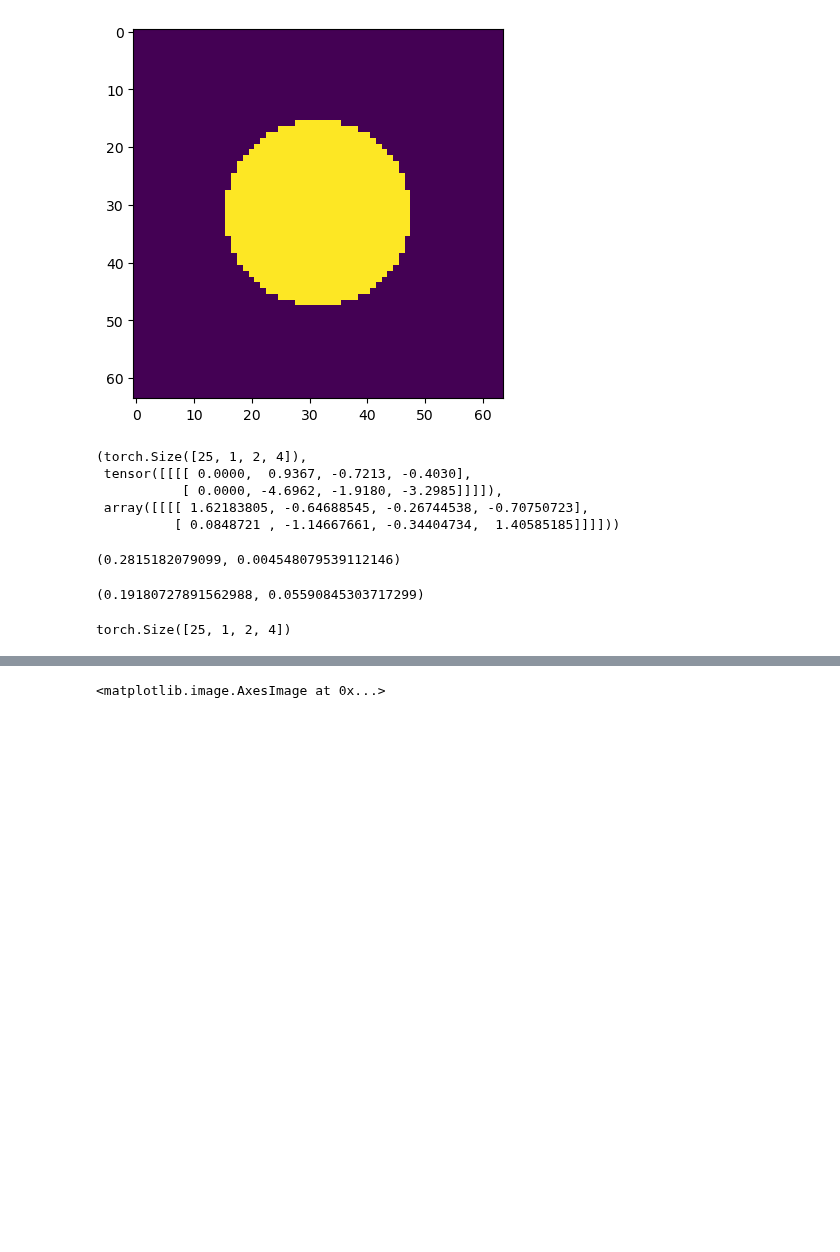
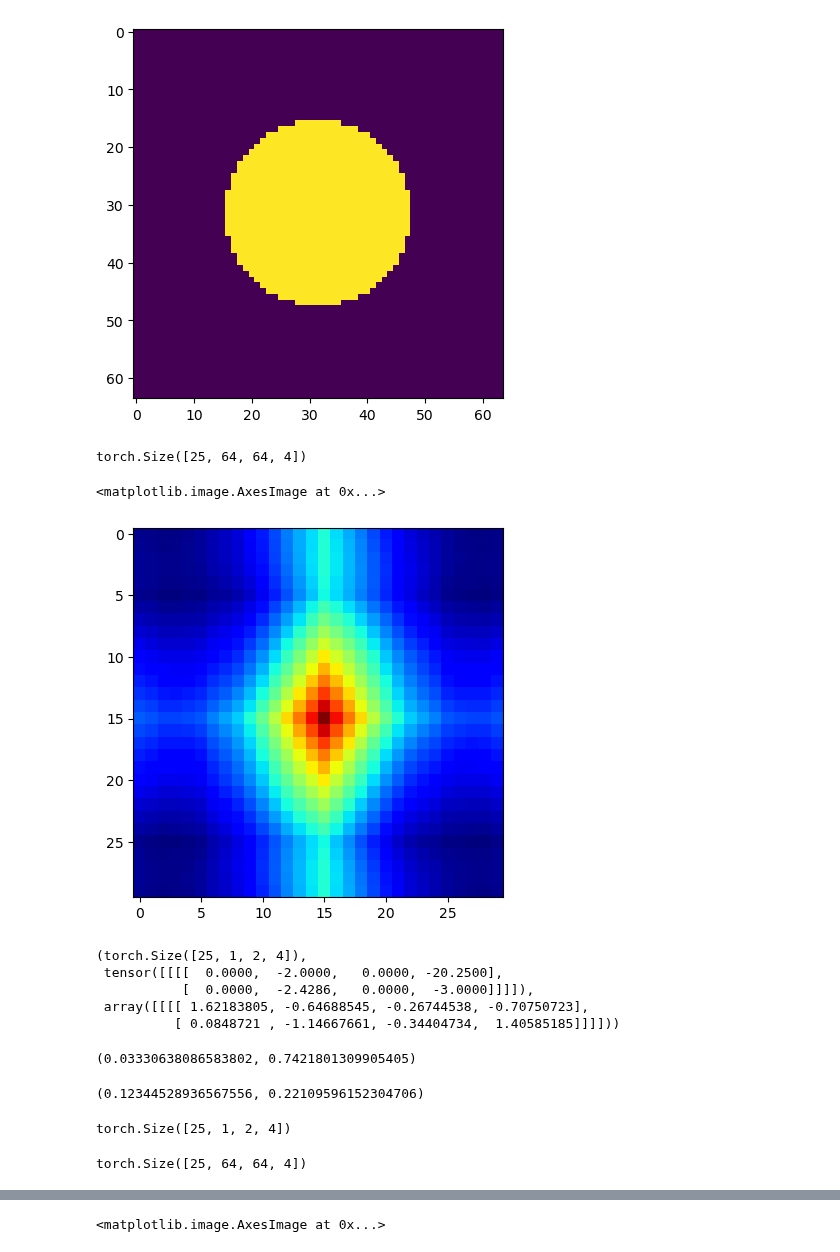
Before and after one commit to hoidn/PtychoPINN, a Jupyter notebook: notebooks/position_correction_2.ipynb, the cells around one changed output, grey strips where cells are left out. Cells and saved outputs as stored; diff of their text form; code cells hidden in the pictures; blank space fills up the shorter version.

```diff
--- a/notebooks/position_correction_2.ipynb
+++ b/notebooks/position_correction_2.ipynb
@@ -182,7 +123,22 @@ def channel_ccorr(imgs, i):
 
 gridsize = 2
 ccorr2s = torch.stack(tuple(channel_ccorr(imgs, i) for i in range(gridsize**2)), dim=-1)
+# %%
+imgs.shape
+# %% [output]
+torch.Size([25, 64, 64, 4])
+# %%
+kk = 22
+# %%
+i = 3
+b = 12
+plt.imshow(torch_cross_image_full(imgs[:, kk: -kk, kk: -kk, 3], imgs[:, kk: -kk, kk: -kk, i])[b, ...], cmap = 'jet')
+# %% [output]
+<matplotlib.image.AxesImage at 0x...>
+[figure, added]
 # %%
+mm = 4
+
 # ccorr2s[:, :mm, :, :] = 0
 # ccorr2s[:, -mm:, :, :] = 0
 # ccorr2s[:, :, :mm, :] = 0
@@ -195,7 +151,7 @@ def find_peak_positions(tensor, nominal_coords):
     result = torch.zeros((b, 1, 2, c), dtype=tensor.dtype)
     reshaped_tensor = tensor.view(b, N * N, c)
     max_val, _ = torch.max(reshaped_tensor, dim=1, keepdim=True)
-    mask = (reshaped_tensor >= max_val * 0.9)
+    mask = (reshaped_tensor >= max_val * 0.95)
     x, y = torch.meshgrid(torch.arange(N), torch.arange(N))
     x = x.flatten().float()
     y = y.flatten().float()
@@ -221,8 +177,8 @@ peak_positions, peakmasks = find_peak_positions(ccorr2s, coords)
 peak_positions.shape, peak_positions[:1, :, :, :], coords[:1, ...]
 # %% [output]
 (torch.Size([25, 1, 2, 4]),
- tensor([[[[ 0.0000,  0.9367, -0.7213, -0.4030],
-           [ 0.0000, -4.6962, -1.9180, -3.2985]]]]),
+ tensor([[[[  0.0000,  -2.0000,   0.0000, -20.2500],
+           [  0.0000,  -2.4286,   0.0000,  -3.0000]]]]),
  array([[[[ 1.62183805, -0.64688545, -0.26744538, -0.70750723],
           [ 0.0848721 , -1.14667661, -0.34404734,  1.40585185]]]]))
 # %%
@@ -231,17 +187,22 @@ def cmshift(peak_positions):
 # %%
 from scipy.stats import pearsonr
 # %%
-ii = 1
+ii = 0
 pearsonr((peak_positions - peak_positions[:, :, :, :1])[:, :, ii, :].ravel(),
          (coords - coords[:, :, :, :1])[:, :, ii, :].ravel())
 # %% [output]
-(0.2815182079099, 0.004548079539112146)
+(0.03330638086583802, 0.7421801309905405)
 # %%
+ii = 1
 pearsonr(cmshift(peak_positions)[:, :, ii, :].ravel(),
          cmshift(coords - coords[:, :, :, :1])[:, :, ii, :].ravel())
 # %% [output]
-(0.19180727891562988, 0.05590845303717299)
+(0.12344528936567556, 0.22109596152304706)
-# %%
-peak_positions.shape
-# %% [output]
-torch.Size([25, 1, 2, 4])
+# %%
+peak_positions.shape
+# %% [output]
+torch.Size([25, 1, 2, 4])
+# %%
+imgs.shape
+# %% [output]
+torch.Size([25, 64, 64, 4])
```
Also changed, not shown: parts of 7 cells of this notebook, 1 other file.
